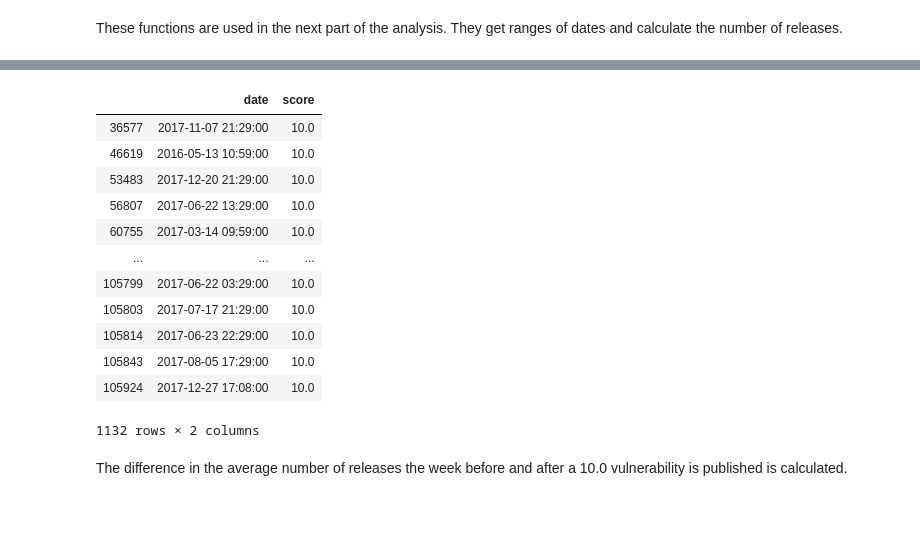
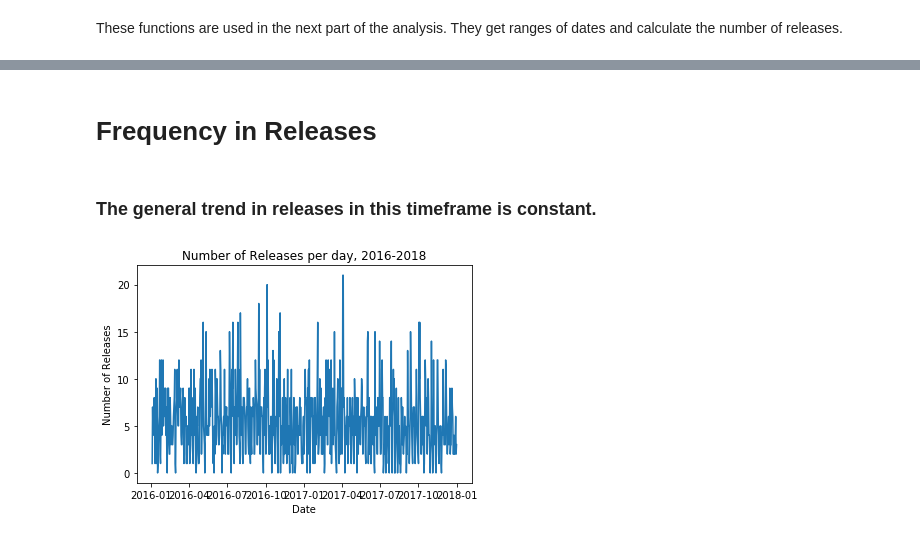
Before and after one commit to UNCG-CSE/Open_Source_Vul_Metrics, a Jupyter notebook: src/3k-python/releases.ipynb, the cells around one changed output, grey strips where cells are left out. Drawn from its saved outputs; the diff is of its cells as text; code cells hidden in the pictures; blank space fills up the shorter version.

```diff
--- a/src/3k-python/releases.ipynb
+++ b/src/3k-python/releases.ipynb
@@ -316,19 +328,13 @@ For now, only a year before and after January 1st, 2016 is analyzed.
-# %%
-severe_17 = get_period(severe_vuln, '2017-01-01', days=365)
-severe_17
-# %% [output]
-|  | date | score |
-| 36577 | 2017-11-07 21:29:00 | 10.0 |
-| 46619 | 2016-05-13 10:59:00 | 10.0 |
-| 53483 | 2017-12-20 21:29:00 | 10.0 |
-| 56807 | 2017-06-22 13:29:00 | 10.0 |
-| 60755 | 2017-03-14 09:59:00 | 10.0 |
-| ... | ... | ... |
-| 105799 | 2017-06-22 03:29:00 | 10.0 |
-| 105803 | 2017-07-17 21:29:00 | 10.0 |
-| 105814 | 2017-06-23 22:29:00 | 10.0 |
-| 105843 | 2017-08-05 17:29:00 | 10.0 |
-| 105924 | 2017-12-27 17:08:00 | 10.0 |
-1132 rows × 2 columns
-# %% [markdown]
-The difference in the average number of releases the week before and after a 10.0 vulnerability is published is calculated.
+# %% [markdown]
+# Frequency in Releases
+# %% [markdown]
+### The general trend in releases in this timeframe is constant.
+# %%
+plt.plot(releases_2017['date'], releases_2017['count'], color="C0")
+
+plt.title('Number of Releases per day, 2016-2018')
+plt.xlabel('Date')
+plt.ylabel('Number of Releases')
+plt.show()
+# %% [output]
+[figure, added]
```
Also changed, not shown: parts of 45 cells of this notebook.
